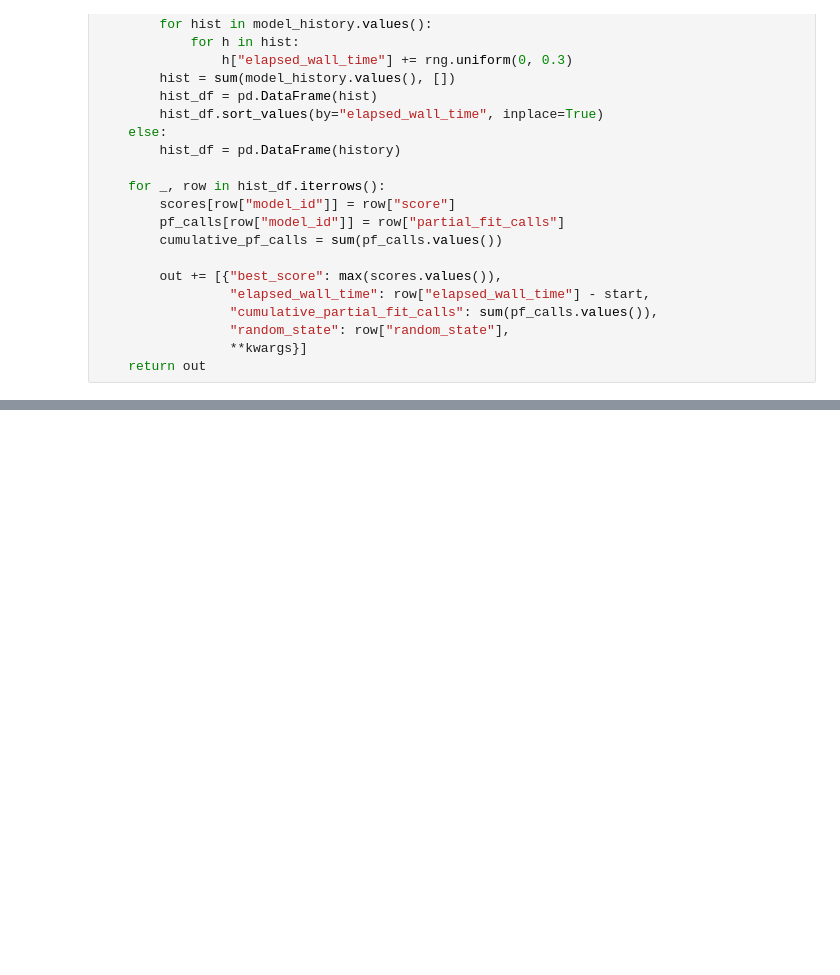
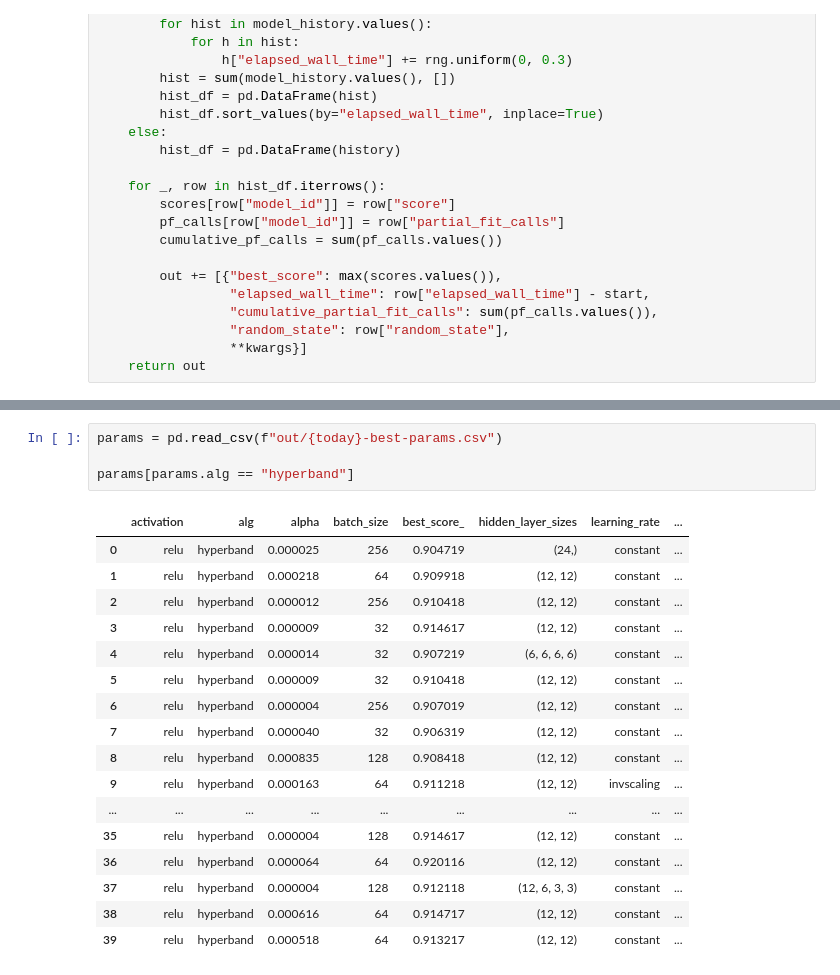
Before and after one commit to stsievert/dask-hyperband-comparison, a Jupyter notebook: synthetic/Fashion-MNIST-viz.ipynb, the cells around one changed output, grey strips where cells are left out. Drawn from its saved outputs; the diff is of its cells as text; blank space fills up the shorter version.

```diff
--- a/synthetic/Fashion-MNIST-viz.ipynb
+++ b/synthetic/Fashion-MNIST-viz.ipynb
@@ -243,0 +270,22 @@ np.mean(times) * 25 / 3600
+# %%
+params = pd.read_csv(f"out/{today}-best-params.csv")
+
+params[params.alg == "hyperband"]
+# %% [output]
+|  | activation | alg | alpha | batch_size | best_score_ | hidden_layer_sizes | learning_rate | ... |
+| 0 | relu | hyperband | 0.000025 | 256 | 0.904719 | (24,) | constant | ... |
+| 1 | relu | hyperband | 0.000218 | 64 | 0.909918 | (12, 12) | constant | ... |
+| 2 | relu | hyperband | 0.000012 | 256 | 0.910418 | (12, 12) | constant | ... |
+| 3 | relu | hyperband | 0.000009 | 32 | 0.914617 | (12, 12) | constant | ... |
+| 4 | relu | hyperband | 0.000014 | 32 | 0.907219 | (6, 6, 6, 6) | constant | ... |
+| 5 | relu | hyperband | 0.000009 | 32 | 0.910418 | (12, 12) | constant | ... |
+| 6 | relu | hyperband | 0.000004 | 256 | 0.907019 | (12, 12) | constant | ... |
+| 7 | relu | hyperband | 0.000040 | 32 | 0.906319 | (12, 12) | constant | ... |
+| 8 | relu | hyperband | 0.000835 | 128 | 0.908418 | (12, 12) | constant | ... |
+| 9 | relu | hyperband | 0.000163 | 64 | 0.911218 | (12, 12) | invscaling | ... |
+| ... | ... | ... | ... | ... | ... | ... | ... | ... |
+| 35 | relu | hyperband | 0.000004 | 128 | 0.914617 | (12, 12) | constant | ... |
+| 36 | relu | hyperband | 0.000064 | 64 | 0.920116 | (12, 12) | constant | ... |
+| 37 | relu | hyperband | 0.000004 | 128 | 0.912118 | (12, 6, 3, 3) | constant | ... |
+| 38 | relu | hyperband | 0.000616 | 64 | 0.914717 | (12, 12) | constant | ... |
+| 39 | relu | hyperband | 0.000518 | 64 | 0.913217 | (12, 12) | constant | ... |
```
Also changed, not shown: parts of 13 cells of this notebook, 11 other files.
